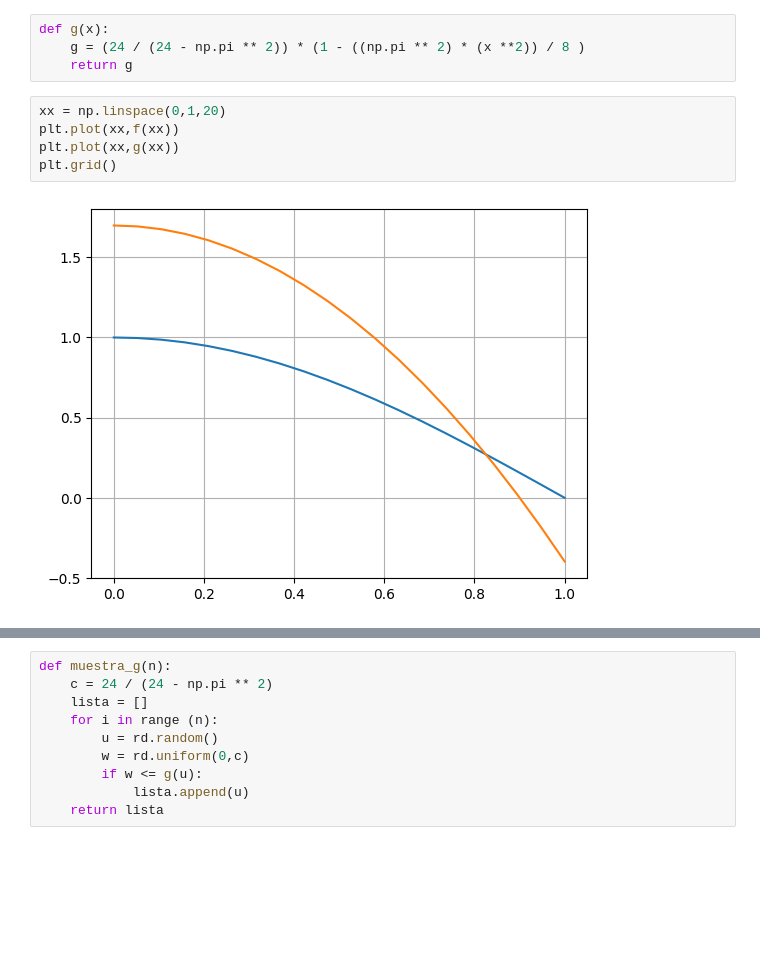
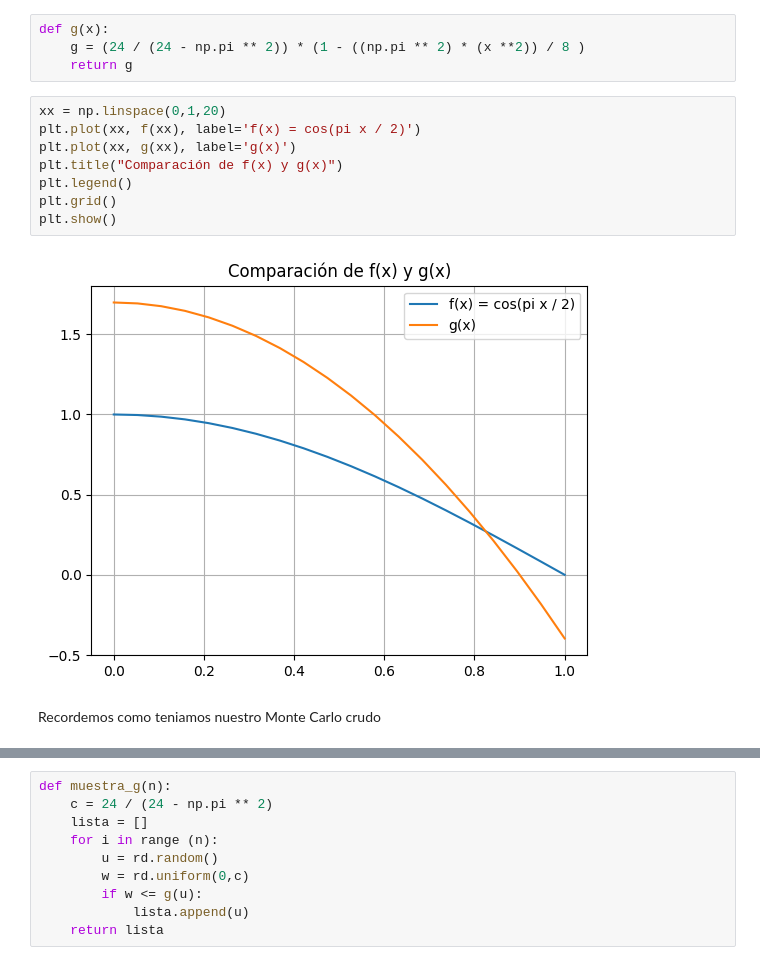
Before and after one commit to noemigarcia27/SImulacion-II, a Jupyter notebook: Reduccion_de_la_varianza_III.ipynb, the cells around one changed output, grey strips where cells are left out. Drawn from its saved outputs; the diff is of its cells as text; blank space fills up the shorter version.

```diff
--- a/Reduccion_de_la_varianza_III.ipynb
+++ b/Reduccion_de_la_varianza_III.ipynb
@@ -32,8 +38,13 @@ def g(x):
 	return g
 # %%
 xx = np.linspace(0,1,20)
-plt.plot(xx,f(xx))
-plt.plot(xx,g(xx))
+plt.plot(xx, f(xx), label='f(x) = cos(pi x / 2)')
+plt.plot(xx, g(xx), label='g(x)')
+plt.title("Comparación de f(x) y g(x)")
+plt.legend()
 plt.grid()
+plt.show()
 # %% [output]
-[figure, old version]
+[figure, new version]
+# %% [markdown]
+Recordemos como teniamos nuestro Monte Carlo crudo
```
Also changed, not shown: parts of 14 cells of this notebook.
